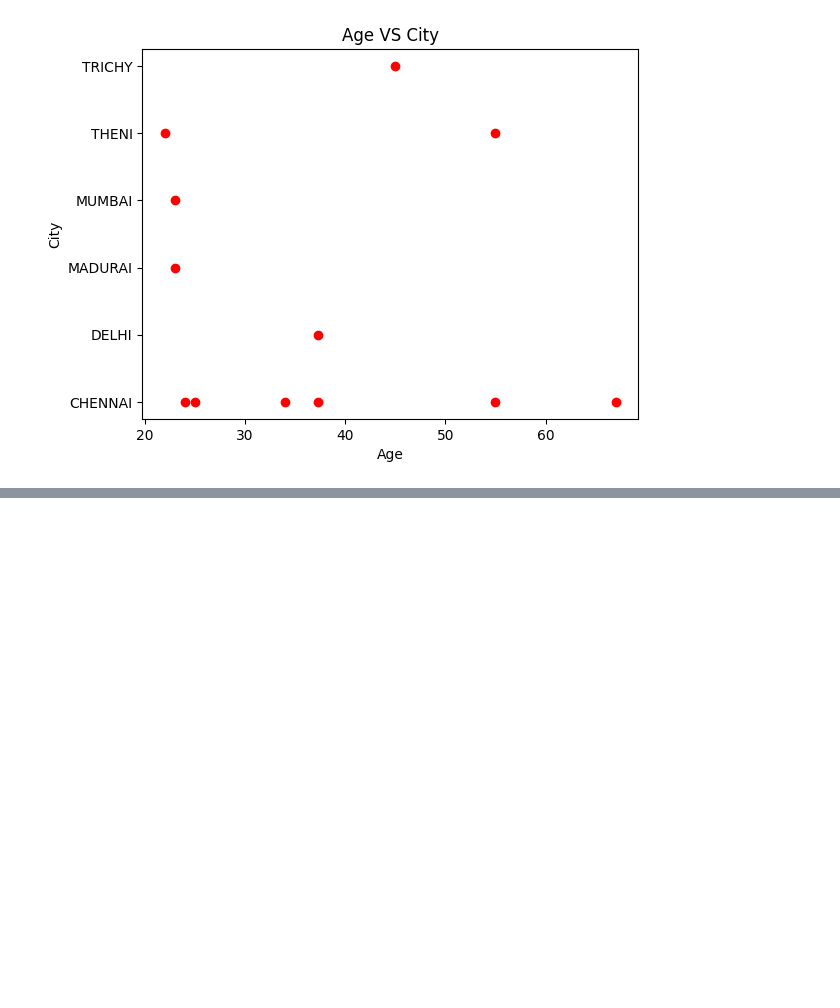
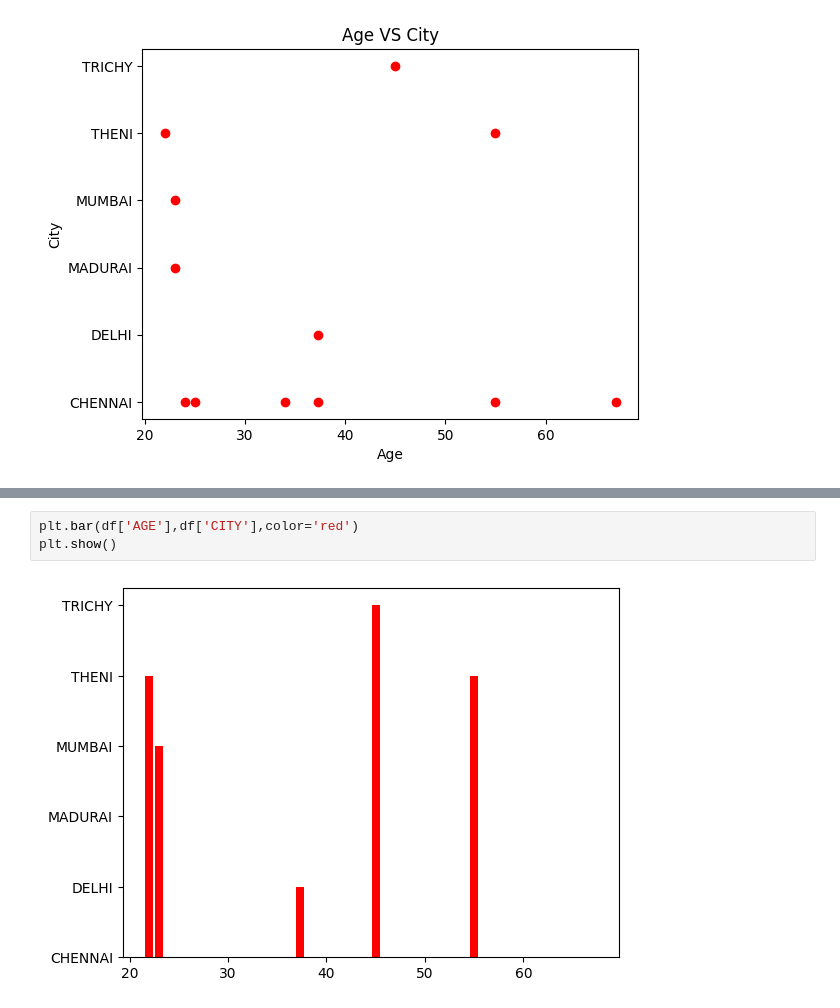
Before and after one commit to Nakulan12/ML, a Jupyter notebook: Python_Basics.ipynb, the cells around one changed output, grey strips where cells are left out. Cells and saved outputs as stored; diff of their text form; blank space fills up the shorter version.

```diff
--- a/Python_Basics.ipynb
+++ b/Python_Basics.ipynb
@@ -354,0 +360,5 @@ plt.show()
+# %%
+plt.bar(df['AGE'],df['CITY'],color='red')
+plt.show()
+# %% [output]
+[figure, added]
```
Also changed, not shown: parts of 2 cells of this notebook.
